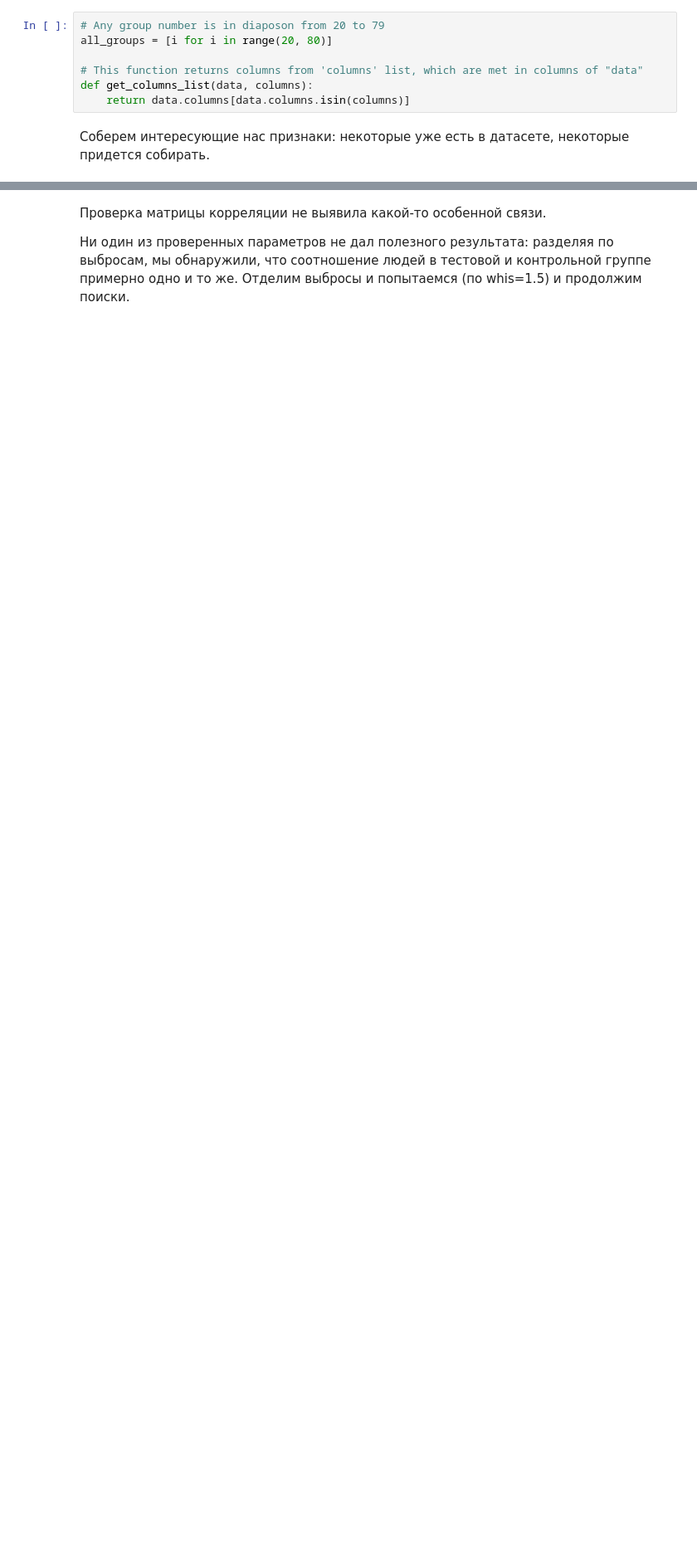
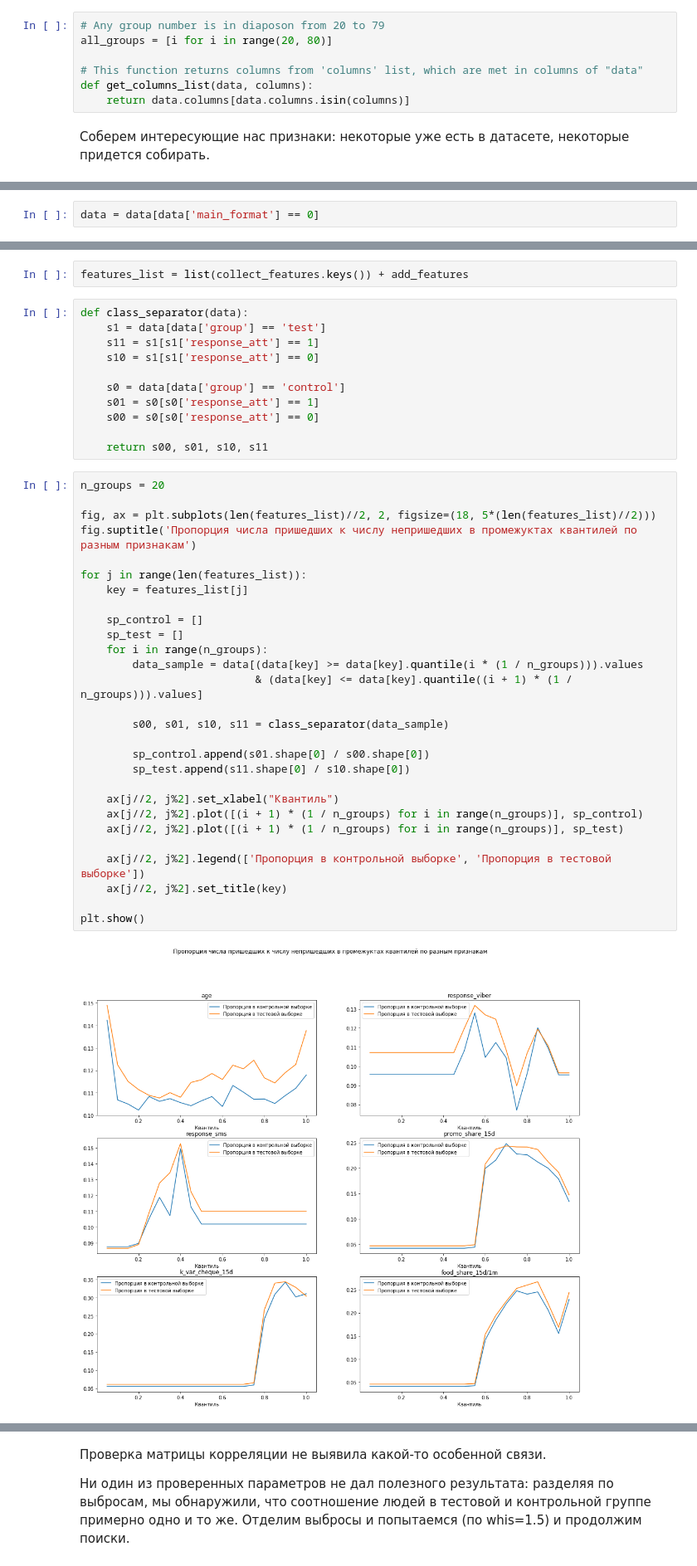
Before and after one commit to DKozl50/pluh_sms, a Jupyter notebook: experiments/EDA_mitya.ipynb, the cells around one changed output, grey strips where cells are left out. Shown at 83% size. Cells and saved outputs as stored; diff of their text form; blank space fills up the shorter version.

```diff
--- a/experiments/EDA_mitya.ipynb
+++ b/experiments/EDA_mitya.ipynb
@@ -84,3 +124,5 @@ def get_columns_list(data, columns):
+# %%
+data = data[data['main_format'] == 0]
 # %%
 # Name of a feature : (columns to collect from, method)
 # methods : mean, max, min, sum
@@ -145,0 +160,43 @@ for key in list(collect_features.keys()) + add_features:
+# %%
+features_list = list(collect_features.keys()) + add_features
+# %%
+def class_separator(data):
+    s1 = data[data['group'] == 'test']
+    s11 = s1[s1['response_att'] == 1]
+    s10 = s1[s1['response_att'] == 0]
+
+    s0 = data[data['group'] == 'control']
+    s01 = s0[s0['response_att'] == 1]
+    s00 = s0[s0['response_att'] == 0]
+
+    return s00, s01, s10, s11
+# %%
+n_groups = 20
+
+fig, ax = plt.subplots(len(features_list)//2, 2, figsize=(18, 5*(len(features_list)//2)))
+fig.suptitle('Пропорция числа пришедших к числу непришедших в промежуктах квантилей по разным признакам')
+
+for j in range(len(features_list)):
+    key = features_list[j]
+
+    sp_control = []
+    sp_test = []
+    for i in range(n_groups):
+        data_sample = data[(data[key] >= data[key].quantile(i * (1 / n_groups))).values
+                           & (data[key] <= data[key].quantile((i + 1) * (1 / n_groups))).values]
+
+        s00, s01, s10, s11 = class_separator(data_sample)
+
+        sp_control.append(s01.shape[0] / s00.shape[0])
+        sp_test.append(s11.shape[0] / s10.shape[0])
+
+    ax[j//2, j%2].set_xlabel("Квантиль")
+    ax[j//2, j%2].plot([(i + 1) * (1 / n_groups) for i in range(n_groups)], sp_control)
+    ax[j//2, j%2].plot([(i + 1) * (1 / n_groups) for i in range(n_groups)], sp_test)
+
+    ax[j//2, j%2].legend(['Пропорция в контрольной выборке', 'Пропорция в тестовой выборке'])
+    ax[j//2, j%2].set_title(key)
+
+plt.show()
+# %% [output]
+[figure, added]
```
Also changed, not shown: parts of 35 cells of this notebook.
